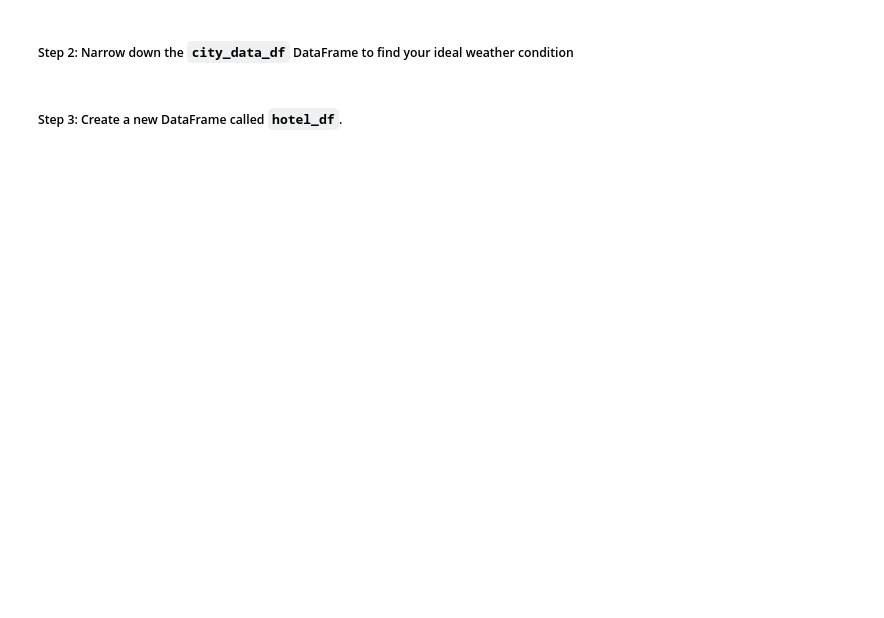
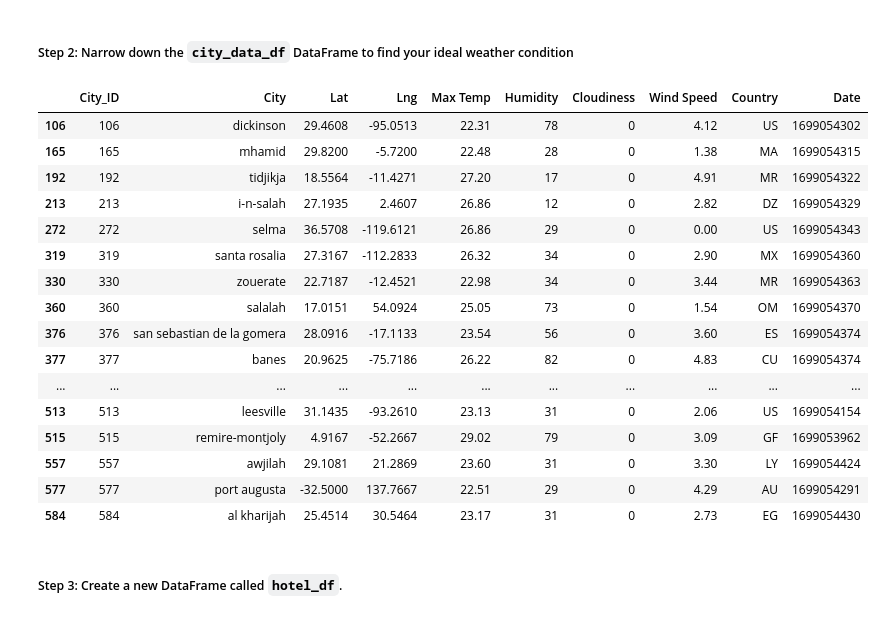
Before and after one commit to sallyca530/Python-API-Challenge, a Jupyter notebook: WeatherPy_main/VacationPymain.ipynb, the cells around one changed output. Drawn from its saved outputs; the diff is of its cells as text; code cells hidden in the pictures; blank space fills up the shorter version.

```diff
--- a/WeatherPy_main/VacationPymain.ipynb
+++ b/WeatherPy_main/VacationPymain.ipynb
@@ -62,3 +50,33 @@ map_plot_1
+# %%
+# Narrow down cities that fit criteria and drop any results with null values
+city_ideal_df = city_data_df
+#Ideal conditions Max Temp > 22C, Wind Speed < 5, and 0 cloudiness
+city_ideal_df = city_ideal_df.loc[(city_ideal_df["Max Temp"] > 22)]
+city_ideal_df = city_ideal_df.loc[city_ideal_df["Wind Speed"] < 5]
+city_ideal_df = city_ideal_df.loc[city_ideal_df["Cloudiness"] == 0]
+
+# Drop any rows with null values
+city_ideal_df = city_ideal_df.dropna()
+
+city_ideal_df
+# %% [output]
+|  | City_ID | City | Lat | Lng | Max Temp | Humidity | Cloudiness | Wind Speed | Country | Date |
+| 106 | 106 | dickinson | 29.4608 | -95.0513 | 22.31 | 78 | 0 | 4.12 | US | 1699054302 |
+| 165 | 165 | mhamid | 29.8200 | -5.7200 | 22.48 | 28 | 0 | 1.38 | MA | 1699054315 |
+| 192 | 192 | tidjikja | 18.5564 | -11.4271 | 27.20 | 17 | 0 | 4.91 | MR | 1699054322 |
+| 213 | 213 | i-n-salah | 27.1935 | 2.4607 | 26.86 | 12 | 0 | 2.82 | DZ | 1699054329 |
+| 272 | 272 | selma | 36.5708 | -119.6121 | 26.86 | 29 | 0 | 0.00 | US | 1699054343 |
+| 319 | 319 | santa rosalia | 27.3167 | -112.2833 | 26.32 | 34 | 0 | 2.90 | MX | 1699054360 |
+| 330 | 330 | zouerate | 22.7187 | -12.4521 | 22.98 | 34 | 0 | 3.44 | MR | 1699054363 |
+| 360 | 360 | salalah | 17.0151 | 54.0924 | 25.05 | 73 | 0 | 1.54 | OM | 1699054370 |
+| 376 | 376 | san sebastian de la gomera | 28.0916 | -17.1133 | 23.54 | 56 | 0 | 3.60 | ES | 1699054374 |
+| 377 | 377 | banes | 20.9625 | -75.7186 | 26.22 | 82 | 0 | 4.83 | CU | 1699054374 |
+| ... | ... | ... | ... | ... | ... | ... | ... | ... | ... | ... |
+| 513 | 513 | leesville | 31.1435 | -93.2610 | 23.13 | 31 | 0 | 2.06 | US | 1699054154 |
+| 515 | 515 | remire-montjoly | 4.9167 | -52.2667 | 29.02 | 79 | 0 | 3.09 | GF | 1699053962 |
+| 557 | 557 | awjilah | 29.1081 | 21.2869 | 23.60 | 31 | 0 | 3.30 | LY | 1699054424 |
+| 577 | 577 | port augusta | -32.5000 | 137.7667 | 22.51 | 29 | 0 | 4.29 | AU | 1699054291 |
+| 584 | 584 | al kharijah | 25.4514 | 30.5464 | 23.17 | 31 | 0 | 2.73 | EG | 1699054430 |
 # %% [markdown]
 ##### Step 3: Create a new DataFrame called `hotel_df`.
 # %%
```
Also changed, not shown: parts of 4 cells of this notebook.
